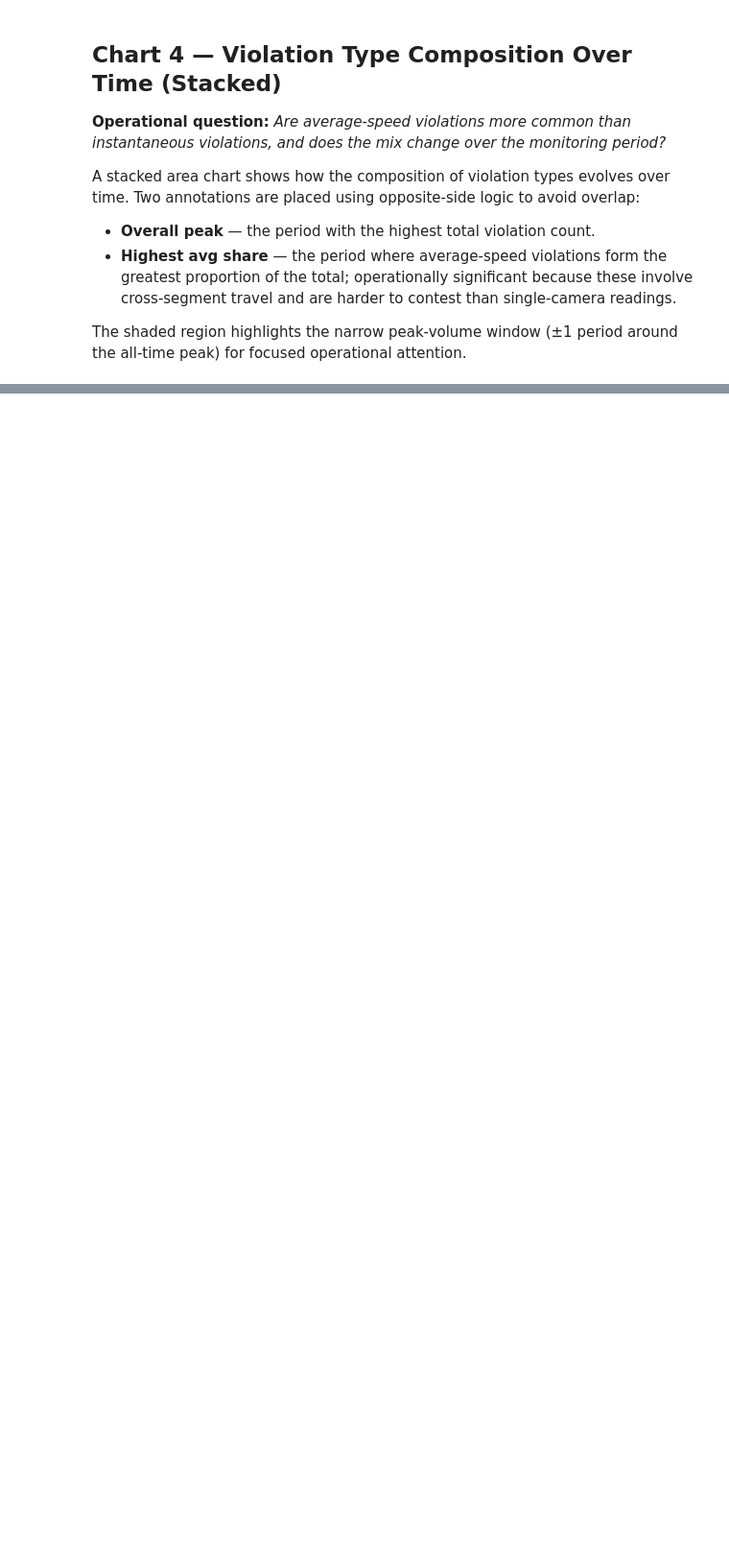
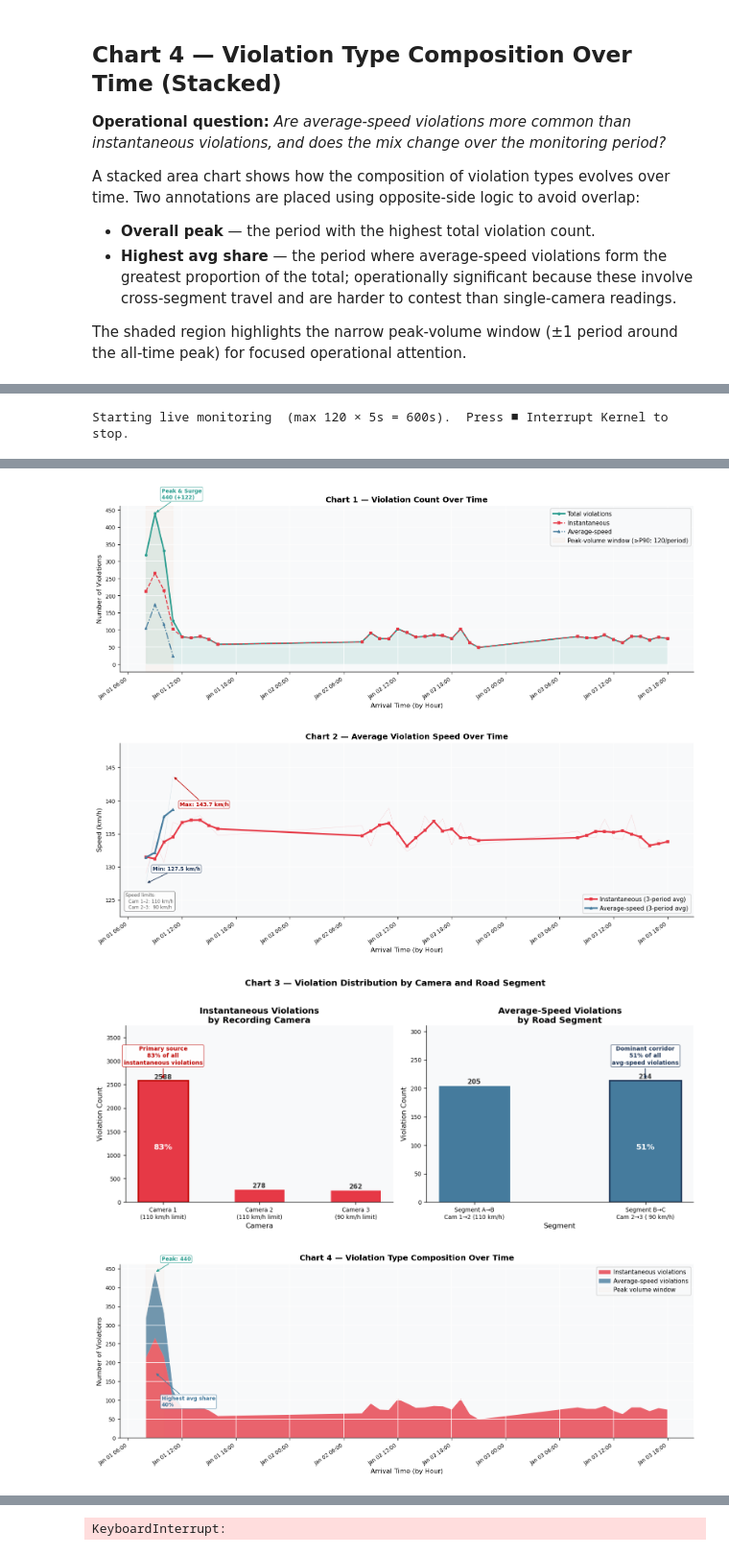
Before and after one commit to rvoo0001/FIT3182, a Jupyter notebook: src/34080678_33590982_visualisation.ipynb, the cells around one changed output, grey strips where cells are left out. Shown at 96% size. Drawn from its saved outputs; the diff is of its cells as text; code cells hidden in the pictures; blank space fills up the shorter version.

```diff
--- a/src/34080678_33590982_visualisation.ipynb
+++ b/src/34080678_33590982_visualisation.ipynb
@@ -1050,6 +991,6 @@ NameError: name 'peak_t' is not defined
 # %%
 import time
-from IPython.display import clear_output
+from IPython.display import display, update_display
 
 # ═══════════════════════════════════════════════════════════════════════════════
 #
@@ -1059,7 +1000,8 @@ from IPython.display import clear_output
 #    3. To stop: press ■ (Interrupt Kernel) in Jupyter, or wait until
 #       MAX_ITERATIONS refreshes have completed.
 #
-#  Each enabled chart (SHOW_*) is redrawn every POLL_INTERVAL seconds.
+#  Each enabled chart (SHOW_*) is updated in-place every POLL_INTERVAL seconds
+#  using IPython display handles — no full-screen flash between refreshes.
 #  Live PNGs are saved to LIVE_SAVE_DIR/.  Static assessed PNGs are unchanged.
 #
 # ═══════════════════════════════════════════════════════════════════════════════
@@ -1068,20 +1010,29 @@ if not LIVE_MODE:
     print("Live mode is OFF.  "
           "Set LIVE_MODE = True in the toggle-constants cell and re-run to enable.")
 else:
-    print(f"Starting live monitoring loop "
-          f"(max {MAX_ITERATIONS} iterations × {POLL_INTERVAL}s = "
+    print(f"Starting live monitoring  "
+          f"(max {MAX_ITERATIONS} × {POLL_INTERVAL}s = "
           f"{MAX_ITERATIONS * POLL_INTERVAL}s).  "
-          f"Press ■ Interrupt Kernel to stop early.")
+          f"Press ■ Interrupt Kernel to stop.\n")
+
+    # ── Create one persistent display slot per chart ───────────────────────────
+    # Slots are created once here. On each iteration the figure is rendered into
+    # its existing slot via update_display(), so the screen never goes blank.
+    status_handle = display("Initialising …", display_id="live_status")
+    handles = {
+        "count":  display(display_id="live_count")       if SHOW_VIOLATION_COUNT     else None,
+        "speed":  display(display_id="live_speed")       if SHOW_SPEED_OVER_TIME     else None,
+        "dist":   display(display_id="live_dist")        if SHOW_DISTRIBUTION        else None,
+        "stack":  display(display_id="live_stack")       if SHOW_STACKED_COMPOSITION else None,
+    }
 
     iteration = 0
 
     while iteration < MAX_ITERATIONS:
         iteration += 1
         try:
-            # ── 1. Reload violation data from MongoDB (CSV fallback) ───────────
+            # ── 1. Reload violation data from MongoDB ─────────────────────────
             live_df = load_from_mongo()
-            if live_df is None:
-                live_df = load_from_csv(DATA_DIR / "camera_event_historic.csv")
 
             for col_name in ("timestamp_start", "timestamp_end"):
                 if live_df[col_name].dt.tz is not None:
@@ -1113,56 +1064,67 @@ else:
             l_speed_inst  = l_inst.groupby("period")["speed_reading"].mean()
             l_speed_avg   = l_avg.groupby("period")["avg_speed"].mean()
 
-            # ── 3. Clear output and redraw each enabled chart ─────────────────
-            clear_output(wait=True)
-            print(f"[{datetime.now().strftime('%H:%M:%S')}]  "
-                  f"Iteration {iteration}/{MAX_ITERATIONS} — "
-                  f"{len(live_df):,} violations loaded")
+            # ── 3. Update each chart in-place (no screen flash) ───────────────
+            ts = datetime.now().strftime('%H:%M:%S')
+            update_display(
+                f"[{ts}]  Iteration {iteration}/{MAX_ITERATIONS} — "
+                f"{len(live_df):,} violations  |  next refresh in {POLL_INTERVAL}s",
+                display_id="live_status",
+            )
 
             if SHOW_VIOLATION_COUNT:
-                plot_violation_count(
+                fig = plot_violation_count(
                     l_count_total, l_count_inst, l_count_avg,
                     lfreq_label, ldate_fmt,
                     save_path=f"{LIVE_SAVE_DIR}/live_violation_count.png",
-                    show=True,
+                    show=False,
                 )
+                update_display(fig, display_id="live_count")
+                plt.close(fig)
 
             if SHOW_SPEED_OVER_TIME:
-                plot_speed_over_time(
+                fig = plot_speed_over_time(
                     live_df, l_speed_inst, l_speed_avg,
                     lfreq_label, ldate_fmt,
                     save_path=f"{LIVE_SAVE_DIR}/live_speed_over_time.png",
-                    show=True,
+                    show=False,
                 )
+                update_display(fig, display_id="live_speed")
+                plt.close(fig)
 
             if SHOW_DISTRIBUTION:
-                plot_distribution(
+                fig = plot_distribution(
                     l_inst, l_avg,
                     save_path=f"{LIVE_SAVE_DIR}/live_distribution.png",
-                    show=True,
+                    show=False,
                 )
+                update_display(fig, display_id="live_dist")
+                plt.close(fig)
 
             if SHOW_STACKED_COMPOSITION:
-                plot_stacked_composition(
+                fig = plot_stacked_composition(
                     l_count_total, l_count_inst, l_count_avg,
                     lfreq_label, ldate_fmt,
                     save_path=f"{LIVE_SAVE_DIR}/live_stacked_composition.png",
-                    show=True,
+                    show=False,
                 )
-
-            enabled = sum([SHOW_VIOLATION_COUNT, SHOW_SPEED_OVER_TIME,
-                           SHOW_DISTRIBUTION, SHOW_STACKED_COMPOSITION])
-            print(f"Live PNGs saved to: {LIVE_SAVE_DIR}/  "
-                  f"({enabled} chart(s) refreshed)")
+                update_display(fig, display_id="live_stack")
+                plt.close(fig)
 
         except KeyboardInterrupt:
             print("Live monitoring stopped by user.")
             break
         except Exception as exc:
-            print(f"[Warning] Refresh failed: {exc} — retrying in {POLL_INTERVAL}s")
+            ts = datetime.now().strftime('%H:%M:%S')
+            update_display(
+                f"[{ts}]  Warning: refresh failed — {exc}  (retrying in {POLL_INTERVAL}s)",
+                display_id="live_status",
+            )
 
         time.sleep(POLL_INTERVAL)
 
     if iteration >= MAX_ITERATIONS:
         print(f"Live monitoring reached MAX_ITERATIONS ({MAX_ITERATIONS}).  "
               "Increase MAX_ITERATIONS in the toggle-constants cell or re-run to continue.")
+# %% [output]
+Starting live monitoring  (max 120 × 5s = 600s).  Press ■ Interrupt Kernel to stop.
@@ -1168,0 +1132,4 @@ else:
+[figure, added]
+[figure, added]
+[figure, added]
+[figure, added]
@@ -1168,0 +1153 @@ else:
+KeyboardInterrupt:
```
Also changed, not shown: parts of 14 cells of this notebook, 1 other file.
